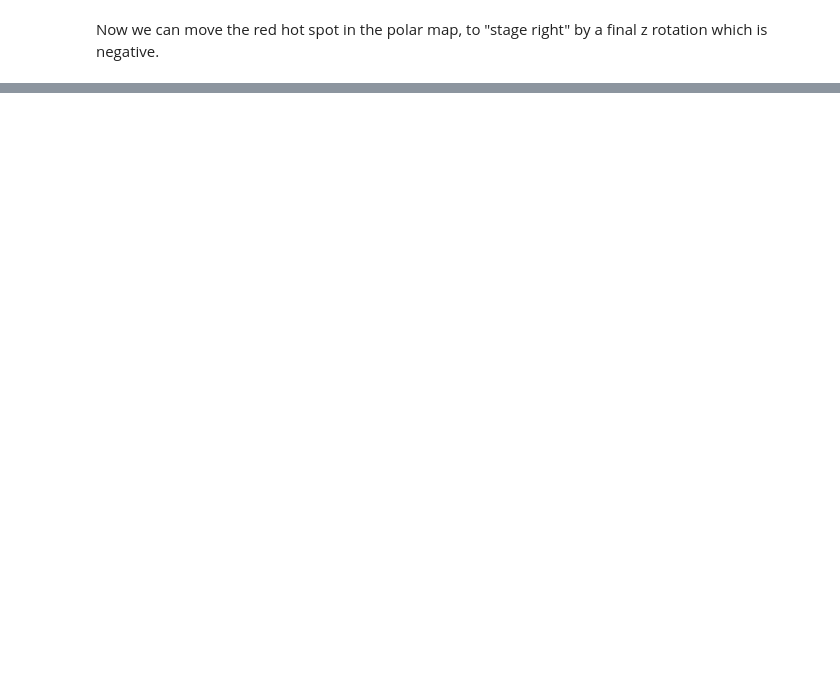
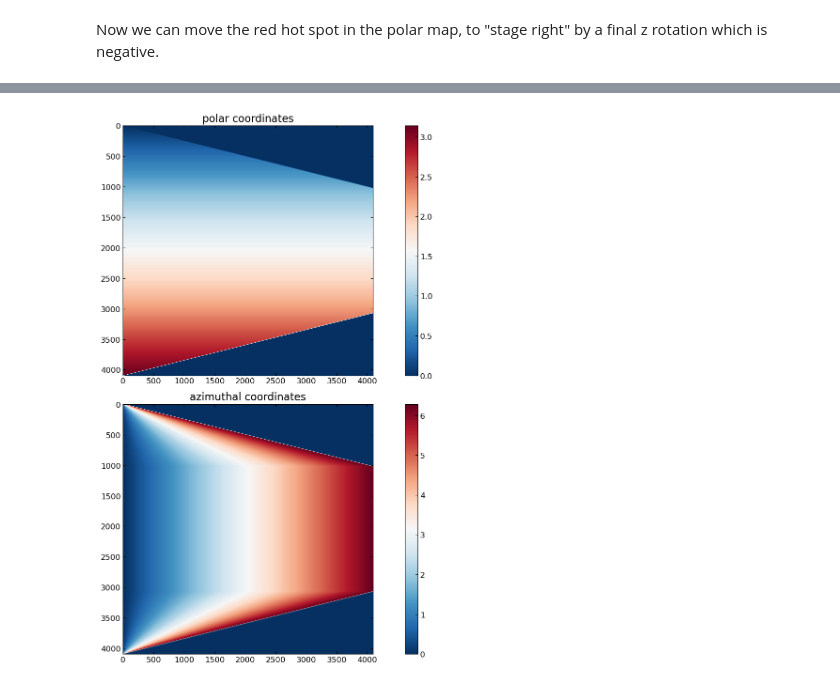
Before and after one commit to EthanAnderes/HealpixTransforms.jl, a Jupyter notebook: examples/viz_healpix_coords/example.ipynb, the cells around one changed output, grey strips where cells are left out. Saved outputs shown, nothing was run; the diff lists cells and outputs as text; code cells hidden in the pictures; blank space fills up the shorter version.

Commit message:
update viz coordinates example

```diff
--- a/examples/viz_healpix_coords/example.ipynb
+++ b/examples/viz_healpix_coords/example.ipynb
@@ -129,0 +112,2 @@ eqφ |> matshow; colorbar(); gcf()
+# %%
+θmat = HT.rings2rows(θfull, trn.nside)
@@ -129,0 +132,2 @@ eqφ |> matshow; colorbar(); gcf()
+# %%
+φmat = HT.rings2rows(φfull, trn.nside)
@@ -129,0 +152,10 @@ eqφ |> matshow; colorbar(); gcf()
+# %%
+fig,ax = subplots(2, figsize=(14,12))
+for (i,f,s) ∈ zip((1,2),(θmat, φmat), ("polar coordinates", "azimuthal coordinates"))
+	img = ax[i].imshow(f)
+	fig.colorbar(img, ax=ax[i])
+	ax[i].set_title(s)
+	fig.tight_layout()
+end
+# %% [output]
+[figure, added]
```
Also changed, not shown: parts of 20 cells of this notebook, 9 other files.
